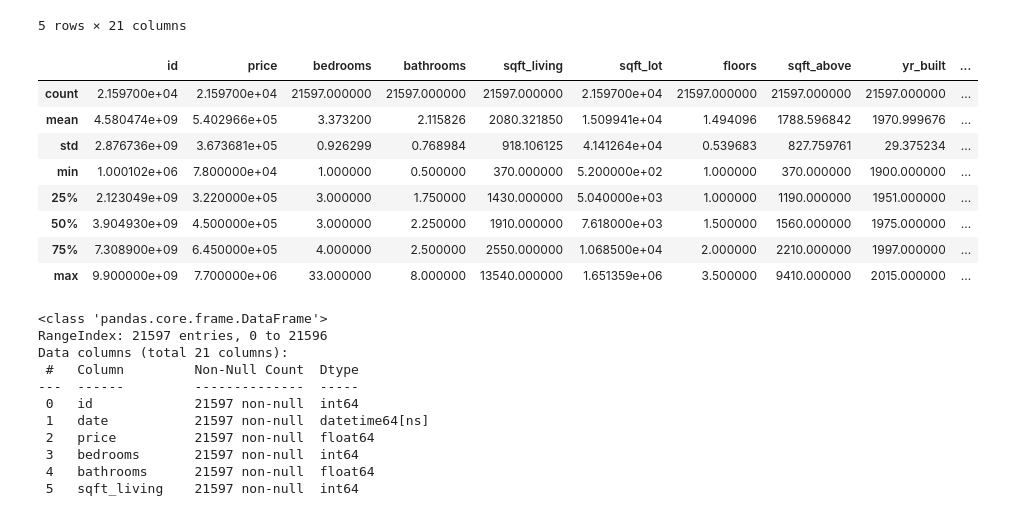
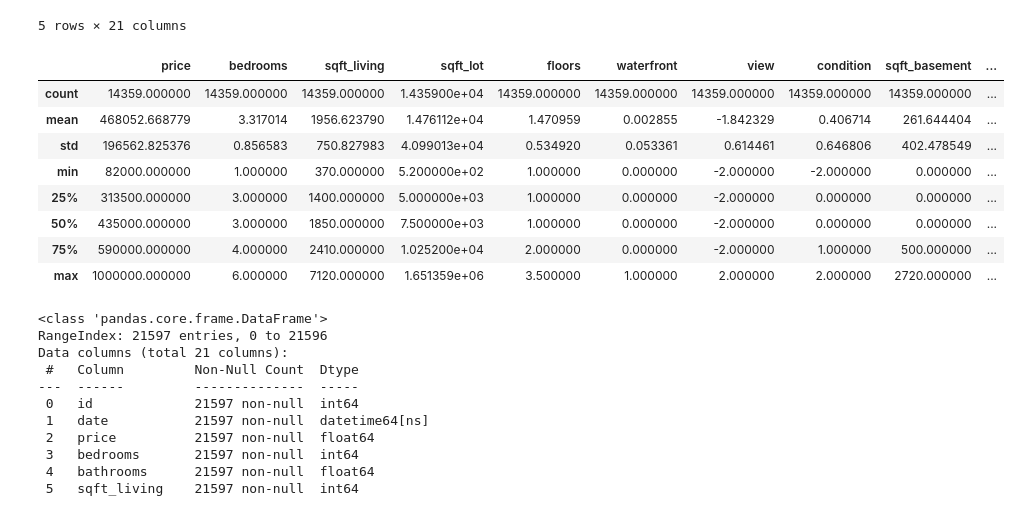
Before and after one commit to Co-nn/Analyzing-House-Sales-in-King-County-Washington, a Jupyter notebook: Connor/Untitled.ipynb, the cells around one changed output. Cells and saved outputs as stored; diff of their text form; code cells hidden in the pictures.

```diff
--- a/Connor/Untitled.ipynb
+++ b/Connor/Untitled.ipynb
@@ -26,17 +191,17 @@ df.head()
 | 4 | 1954400510 | 2015-02-18 | 510000.0 | 3 | 2.00 | 1680 | 8080 | 1.0 | NO | NONE | ... |
 5 rows × 21 columns
 # %%
-df.describe()
+df_que3.describe()
 # %% [output]
-|  | id | price | bedrooms | bathrooms | sqft_living | sqft_lot | floors | sqft_above | yr_built | ... |
-| count | 2.159700e+04 | 2.159700e+04 | 21597.000000 | 21597.000000 | 21597.000000 | 2.159700e+04 | 21597.000000 | 21597.000000 | 21597.000000 | ... |
-| mean | 4.580474e+09 | 5.402966e+05 | 3.373200 | 2.115826 | 2080.321850 | 1.509941e+04 | 1.494096 | 1788.596842 | 1970.999676 | ... |
-| std | 2.876736e+09 | 3.673681e+05 | 0.926299 | 0.768984 | 918.106125 | 4.141264e+04 | 0.539683 | 827.759761 | 29.375234 | ... |
-| min | 1.000102e+06 | 7.800000e+04 | 1.000000 | 0.500000 | 370.000000 | 5.200000e+02 | 1.000000 | 370.000000 | 1900.000000 | ... |
-| 25% | 2.123049e+09 | 3.220000e+05 | 3.000000 | 1.750000 | 1430.000000 | 5.040000e+03 | 1.000000 | 1190.000000 | 1951.000000 | ... |
-| 50% | 3.904930e+09 | 4.500000e+05 | 3.000000 | 2.250000 | 1910.000000 | 7.618000e+03 | 1.500000 | 1560.000000 | 1975.000000 | ... |
-| 75% | 7.308900e+09 | 6.450000e+05 | 4.000000 | 2.500000 | 2550.000000 | 1.068500e+04 | 2.000000 | 2210.000000 | 1997.000000 | ... |
-| max | 9.900000e+09 | 7.700000e+06 | 33.000000 | 8.000000 | 13540.000000 | 1.651359e+06 | 3.500000 | 9410.000000 | 2015.000000 | ... |
+|  | price | bedrooms | sqft_living | sqft_lot | floors | waterfront | view | condition | sqft_basement | ... |
+| count | 14359.000000 | 14359.000000 | 14359.000000 | 1.435900e+04 | 14359.000000 | 14359.000000 | 14359.000000 | 14359.000000 | 14359.000000 | ... |
+| mean | 468052.668779 | 3.317014 | 1956.623790 | 1.476112e+04 | 1.470959 | 0.002855 | -1.842329 | 0.406714 | 261.644404 | ... |
+| std | 196562.825376 | 0.856583 | 750.827983 | 4.099013e+04 | 0.534920 | 0.053361 | 0.614461 | 0.646806 | 402.478549 | ... |
+| min | 82000.000000 | 1.000000 | 370.000000 | 5.200000e+02 | 1.000000 | 0.000000 | -2.000000 | -2.000000 | 0.000000 | ... |
+| 25% | 313500.000000 | 3.000000 | 1400.000000 | 5.000000e+03 | 1.000000 | 0.000000 | -2.000000 | 0.000000 | 0.000000 | ... |
+| 50% | 435000.000000 | 3.000000 | 1850.000000 | 7.500000e+03 | 1.000000 | 0.000000 | -2.000000 | 0.000000 | 0.000000 | ... |
+| 75% | 590000.000000 | 4.000000 | 2410.000000 | 1.025200e+04 | 2.000000 | 0.000000 | -2.000000 | 1.000000 | 500.000000 | ... |
+| max | 1000000.000000 | 6.000000 | 7120.000000 | 1.651359e+06 | 3.500000 | 1.000000 | 2.000000 | 2.000000 | 2720.000000 | ... |
 # %%
 df.info()
 # %% [output]
```
Also changed, not shown: parts of 33 cells of this notebook.
